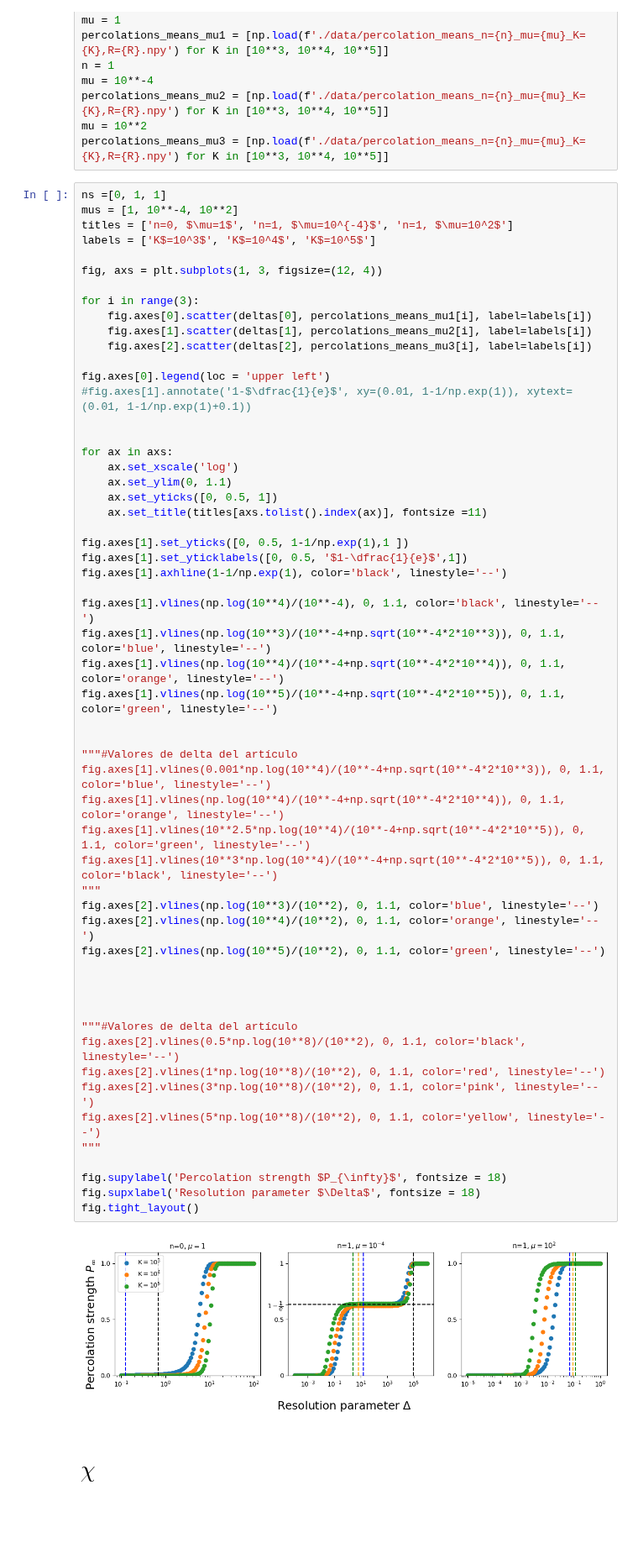
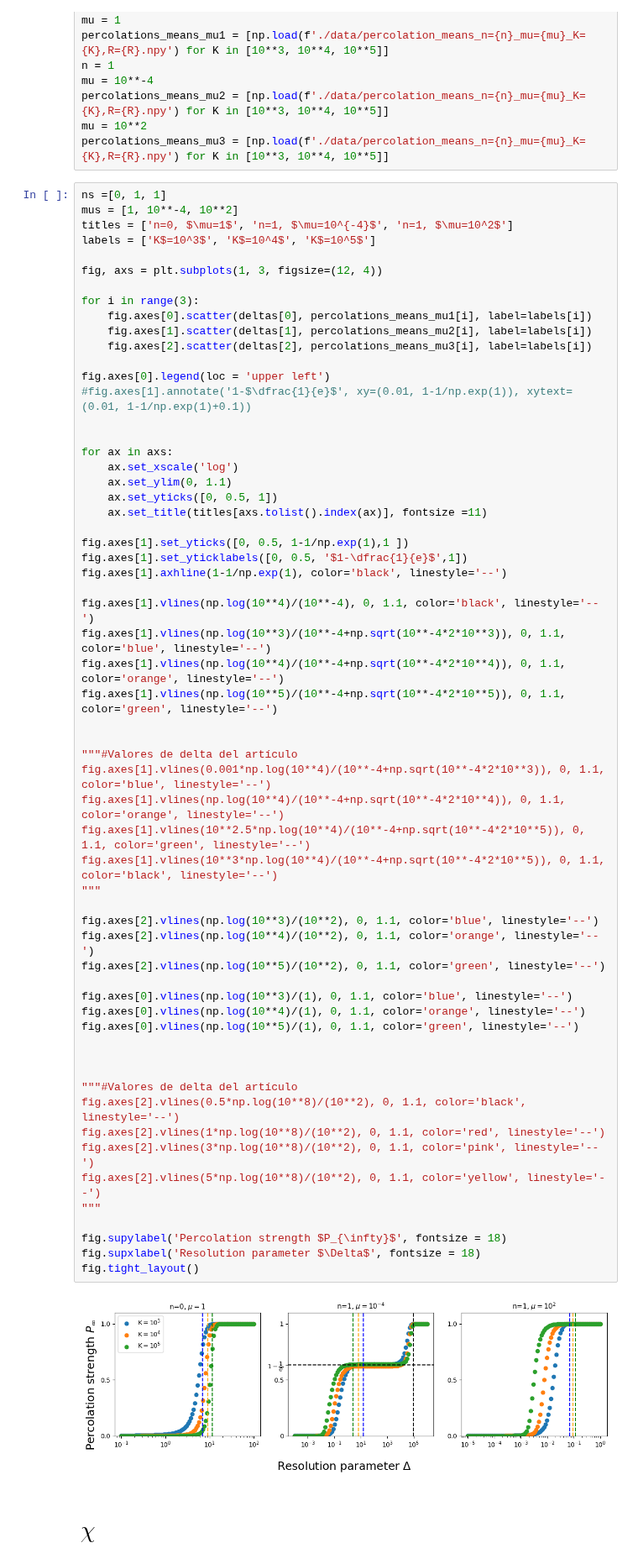
Before and after one commit to RivasAntonio/TFM, a Jupyter notebook: Códigos/Hawkes/figures.ipynb, the cells around one changed output. Shown at 84% size. Drawn from its saved outputs; the diff is of its cells as text; blank space fills up the shorter version.

```diff
--- a/Códigos/Hawkes/figures.ipynb
+++ b/Códigos/Hawkes/figures.ipynb
@@ -147,34 +147,38 @@ fig.axes[1].axhline(1-1/np.exp(1), color='black', linestyle='--')
 fig.axes[1].vlines(np.log(10**4)/(10**-4), 0, 1.1, color='black', linestyle='--')
 fig.axes[1].vlines(np.log(10**3)/(10**-4+np.sqrt(10**-4*2*10**3)), 0, 1.1, color='blue', linestyle='--')
 fig.axes[1].vlines(np.log(10**4)/(10**-4+np.sqrt(10**-4*2*10**4)), 0, 1.1, color='orange', linestyle='--')
 fig.axes[1].vlines(np.log(10**5)/(10**-4+np.sqrt(10**-4*2*10**5)), 0, 1.1, color='green', linestyle='--')
 
 
 """#Valores de delta del artículo
 fig.axes[1].vlines(0.001*np.log(10**4)/(10**-4+np.sqrt(10**-4*2*10**3)), 0, 1.1, color='blue', linestyle='--')
 fig.axes[1].vlines(np.log(10**4)/(10**-4+np.sqrt(10**-4*2*10**4)), 0, 1.1, color='orange', linestyle='--')
 fig.axes[1].vlines(10**2.5*np.log(10**4)/(10**-4+np.sqrt(10**-4*2*10**5)), 0, 1.1, color='green', linestyle='--')
 fig.axes[1].vlines(10**3*np.log(10**4)/(10**-4+np.sqrt(10**-4*2*10**5)), 0, 1.1, color='black', linestyle='--')
 """
+
 fig.axes[2].vlines(np.log(10**3)/(10**2), 0, 1.1, color='blue', linestyle='--')
 fig.axes[2].vlines(np.log(10**4)/(10**2), 0, 1.1, color='orange', linestyle='--')
 fig.axes[2].vlines(np.log(10**5)/(10**2), 0, 1.1, color='green', linestyle='--')
 
+fig.axes[0].vlines(np.log(10**3)/(1), 0, 1.1, color='blue', linestyle='--')
+fig.axes[0].vlines(np.log(10**4)/(1), 0, 1.1, color='orange', linestyle='--')
+fig.axes[0].vlines(np.log(10**5)/(1), 0, 1.1, color='green', linestyle='--')
 
 
 
 """#Valores de delta del artículo
 fig.axes[2].vlines(0.5*np.log(10**8)/(10**2), 0, 1.1, color='black', linestyle='--')
 fig.axes[2].vlines(1*np.log(10**8)/(10**2), 0, 1.1, color='red', linestyle='--')
 fig.axes[2].vlines(3*np.log(10**8)/(10**2), 0, 1.1, color='pink', linestyle='--')
 fig.axes[2].vlines(5*np.log(10**8)/(10**2), 0, 1.1, color='yellow', linestyle='--')
 """
 
 fig.supylabel('Percolation strength $P_{\infty}$', fontsize = 18)
 fig.supxlabel('Resolution parameter $\Delta$', fontsize = 18)
 fig.tight_layout()
 # %% [output]
-[figure, old version]
+[figure, new version]
 # %% [markdown]
 # $\chi$
 # %%
```
Also changed, not shown: parts of 7 cells of this notebook, 18 other files.
